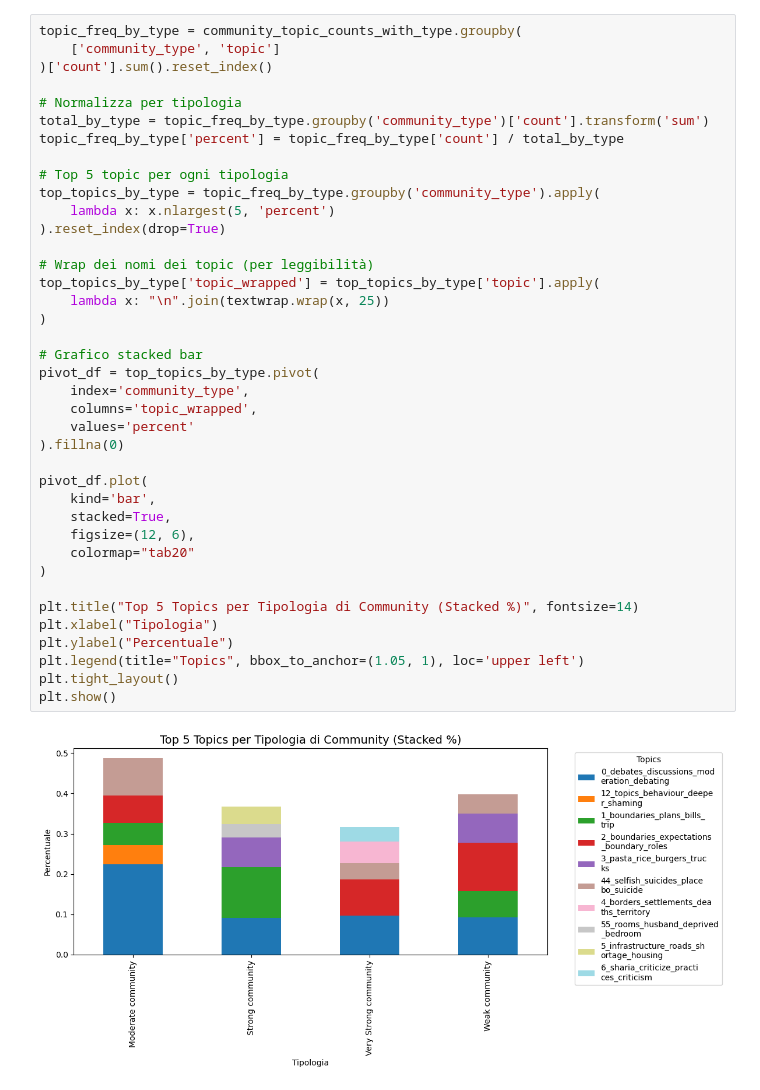
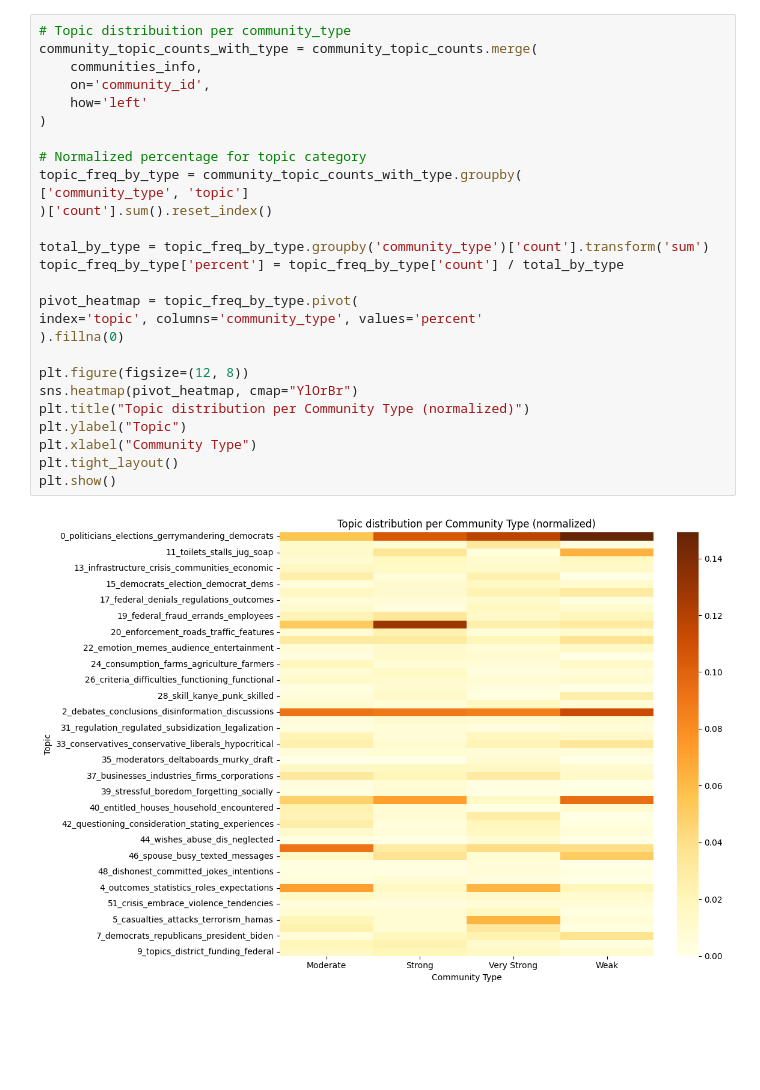
Before and after one commit to alfoCaiazza/Analysa, a Jupyter notebook: src/research_question/1st_research_question.ipynb, the cells around one changed output. Cells and saved outputs as stored; diff of their text form; blank space fills up the shorter version.

```diff
--- a/src/research_question/1st_research_question.ipynb
+++ b/src/research_question/1st_research_question.ipynb
@@ -92,42 +35,30 @@ top_n_topics_with_type.head()
-# %%
-topic_freq_by_type = community_topic_counts_with_type.groupby(
-    ['community_type', 'topic']
-)['count'].sum().reset_index()
-
-# Normalizza per tipologia
-total_by_type = topic_freq_by_type.groupby('community_type')['count'].transform('sum')
-topic_freq_by_type['percent'] = topic_freq_by_type['count'] / total_by_type
-
-# Top 5 topic per ogni tipologia
-top_topics_by_type = topic_freq_by_type.groupby('community_type').apply(
-    lambda x: x.nlargest(5, 'percent')
-).reset_index(drop=True)
-
-# Wrap dei nomi dei topic (per leggibilità)
-top_topics_by_type['topic_wrapped'] = top_topics_by_type['topic'].apply(
-    lambda x: "\n".join(textwrap.wrap(x, 25))
-)
-
-# Grafico stacked bar
-pivot_df = top_topics_by_type.pivot(
-    index='community_type',
-    columns='topic_wrapped',
-    values='percent'
-).fillna(0)
-
-pivot_df.plot(
-    kind='bar',
-    stacked=True,
-    figsize=(12, 6),
-    colormap="tab20"
-)
-
-plt.title("Top 5 Topics per Tipologia di Community (Stacked %)", fontsize=14)
-plt.xlabel("Tipologia")
-plt.ylabel("Percentuale")
-plt.legend(title="Topics", bbox_to_anchor=(1.05, 1), loc='upper left')
-plt.tight_layout()
-plt.show()
-# %% [output]
-[figure, removed]
+# %%
+# Topic distribuition per community_type
+community_topic_counts_with_type = community_topic_counts.merge(
+    communities_info,
+    on='community_id',
+    how='left'
+)
+
+# Normalized percentage for topic category
+topic_freq_by_type = community_topic_counts_with_type.groupby(
+['community_type', 'topic']
+)['count'].sum().reset_index()
+
+total_by_type = topic_freq_by_type.groupby('community_type')['count'].transform('sum')
+topic_freq_by_type['percent'] = topic_freq_by_type['count'] / total_by_type
+
+pivot_heatmap = topic_freq_by_type.pivot(
+index='topic', columns='community_type', values='percent'
+).fillna(0)
+
+plt.figure(figsize=(12, 8))
+sns.heatmap(pivot_heatmap, cmap="YlOrBr")
+plt.title("Topic distribution per Community Type (normalized)")
+plt.ylabel("Topic")
+plt.xlabel("Community Type")
+plt.tight_layout()
+plt.show()
+# %% [output]
+[figure, added]
 # %%
```
Also changed, not shown: parts of 13 cells of this notebook, 5 other files.
